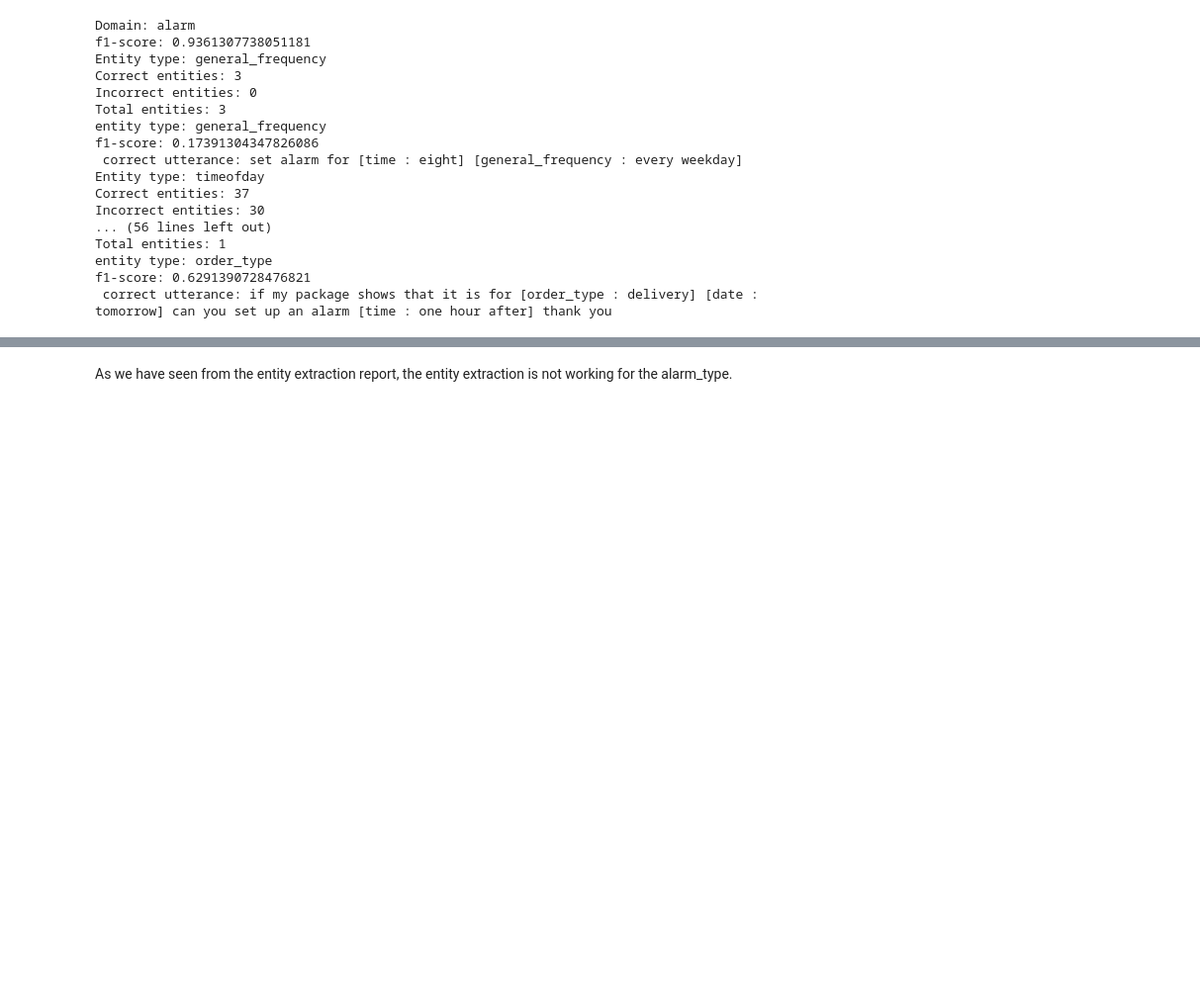
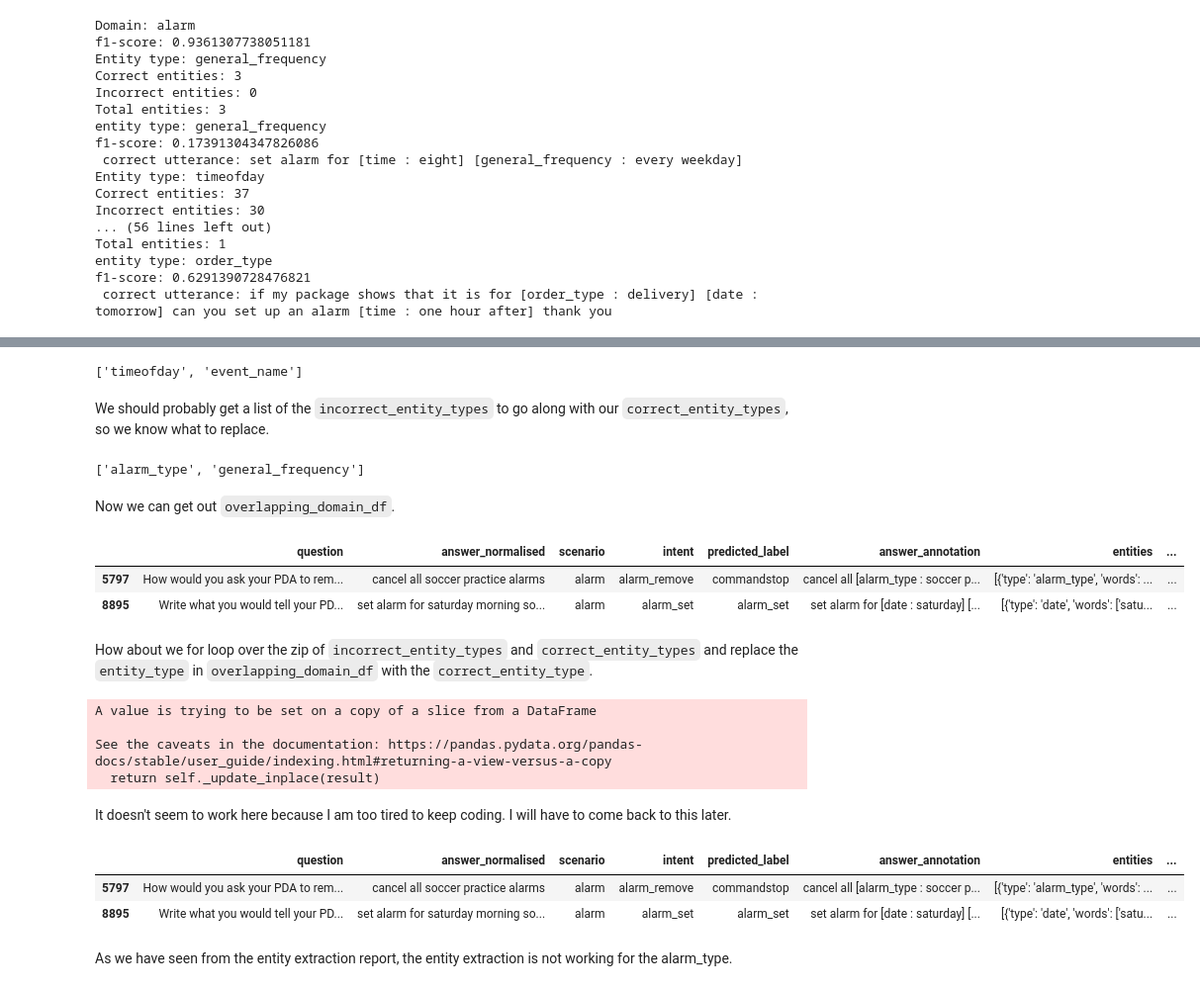
Before and after one commit to secretsauceai/NLU-engine-prototype-benchmarks, a Jupyter notebook: Macro_NLU_Entity_Refinement.ipynb, the cells around one changed output, grey strips where cells are left out. Shown: that part at 99% size. Saved outputs shown, nothing was run; the diff lists cells and outputs as text; code cells hidden in the pictures; blank space fills up the shorter version.

```diff
--- a/Macro_NLU_Entity_Refinement.ipynb
+++ b/Macro_NLU_Entity_Refinement.ipynb
@@ -447,0 +576,7 @@ RenderJSON(incorrect_predicted_entities_report)
+# %%
+overlapping_entity_words =  pd.DataFrame(overlapping_entities_df.id).index.values
+# %%
+overlapping_entity_words_df = entity_type_words_df[entity_type_words_df['entity_words'].isin(overlapping_entity_words)]
+
+overlapping_entity_words_df = overlapping_entity_words_df.sort_values(by=[
+    'entity_words'])
@@ -447,0 +611,6 @@ RenderJSON(incorrect_predicted_entities_report)
+# %%
+correct_entity_types
+# %% [output]
+['timeofday', 'event_name']
+# %% [markdown]
+We should probably get a list of the `incorrect_entity_types` to go along with our `correct_entity_types`, so we know what to replace.
@@ -447,0 +622,27 @@ RenderJSON(incorrect_predicted_entities_report)
+# %%
+incorrect_entity_types
+# %% [output]
+['alarm_type', 'general_frequency']
+# %% [markdown]
+Now we can get out `overlapping_domain_df`.
+# %%
+overlapping_domain_df = domain_df[domain_df.index.isin(
+    overlapping_by_id)]
+overlapping_domain_df
+# %% [output]
+|  | question | answer_normalised | scenario | intent | predicted_label | answer_annotation | entities | ... |
+| 5797 | How would you ask your PDA to rem... | cancel all soccer practice alarms | alarm | alarm_remove | commandstop | cancel all [alarm_type : soccer p... | [{'type': 'alarm_type', 'words': ... | ... |
+| 8895 | Write what you would tell your PD... | set alarm for saturday morning so... | alarm | alarm_set | alarm_set | set alarm for [date : saturday] [... | [{'type': 'date', 'words': ['satu... | ... |
+# %% [markdown]
+How about we for loop over the zip of `incorrect_entity_types` and `correct_entity_types` and replace the `entity_type` in `overlapping_domain_df` with the `correct_entity_type`.
+# %%
+for incorrect_entity_type, correct_entity_type in zip(incorrect_entity_types, correct_entity_types):
+    domain_df[domain_df.index.isin(
+        overlapping_by_id)].answer_annotation.replace(incorrect_entity_type, correct_entity_type, inplace=True)
+# %% [output]
+A value is trying to be set on a copy of a slice from a DataFrame
+
+See the caveats in the documentation: https://pandas.pydata.org/pandas-docs/stable/user_guide/indexing.html#returning-a-view-versus-a-copy
+  return self._update_inplace(result)
+# %% [markdown]
+It doesn't seem to work here because I am too tired to keep coding. I will have to come back to this later.
@@ -447,0 +651,7 @@ RenderJSON(incorrect_predicted_entities_report)
+# %%
+domain_df[domain_df.index.isin(
+    overlapping_by_id)]
+# %% [output]
+|  | question | answer_normalised | scenario | intent | predicted_label | answer_annotation | entities | ... |
+| 5797 | How would you ask your PDA to rem... | cancel all soccer practice alarms | alarm | alarm_remove | commandstop | cancel all [alarm_type : soccer p... | [{'type': 'alarm_type', 'words': ... | ... |
+| 8895 | Write what you would tell your PD... | set alarm for saturday morning so... | alarm | alarm_set | alarm_set | set alarm for [date : saturday] [... | [{'type': 'date', 'words': ['satu... | ... |
```
Also changed, not shown: parts of 23 cells of this notebook.
